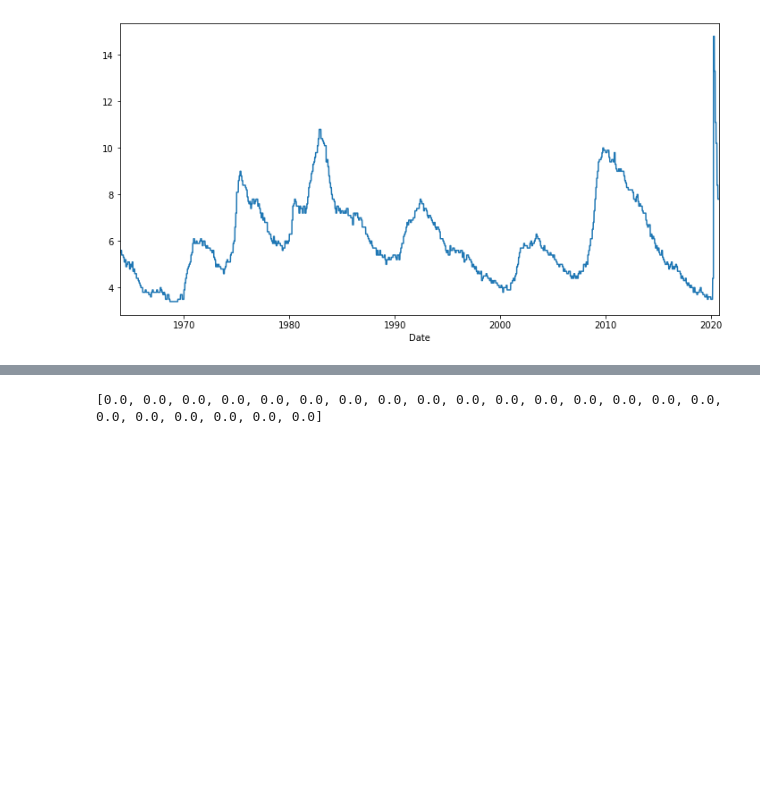
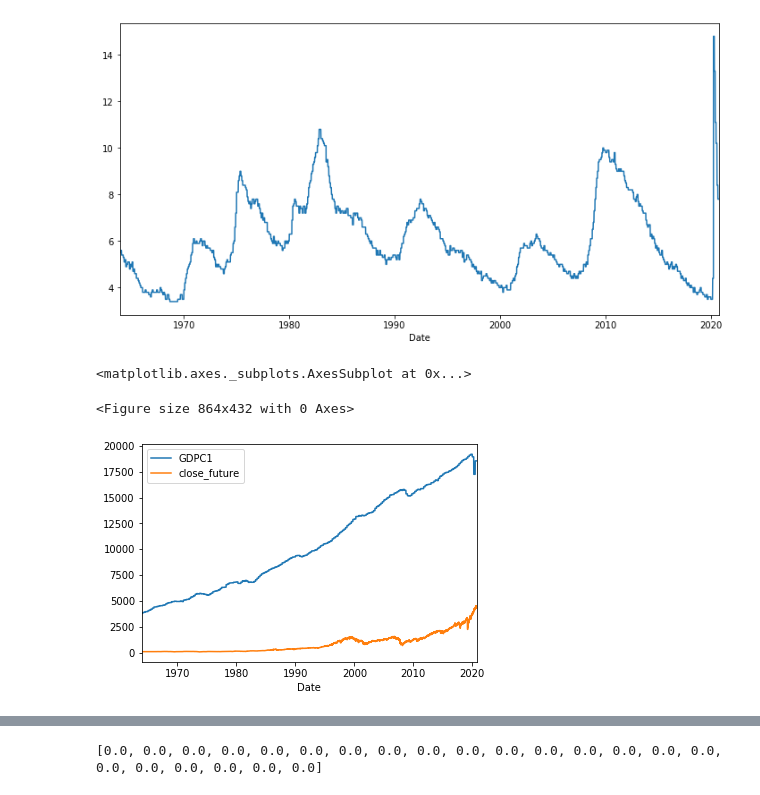
Before and after one commit to NolanSmithSolutions/Course, a Jupyter notebook: Statistical_Modeling/Data_Cleaning.ipynb, the cells around one changed output, grey strips where cells are left out. Cells and saved outputs as stored; diff of their text form; code cells hidden in the pictures; blank space fills up the shorter version.

```diff
--- a/Statistical_Modeling/Data_Cleaning.ipynb
+++ b/Statistical_Modeling/Data_Cleaning.ipynb
@@ -633,3 +634,11 @@ yahoo_data.set_index('Date')['UNRATE'].plot()
 # %% [output]
 <matplotlib.axes._subplots.AxesSubplot at 0x...>
 [figure]
+# %%
+# GDP vs future closing price over time
+plt.figure(figsize=(12, 6))
+yahoo_data.set_index('Date')[['GDPC1','close_future']].plot()
+# %% [output]
+<matplotlib.axes._subplots.AxesSubplot at 0x...>
+<Figure size 864x432 with 0 Axes>
+[figure, added]
```
Also changed, not shown: parts of 11 cells of this notebook, 6 other files.
